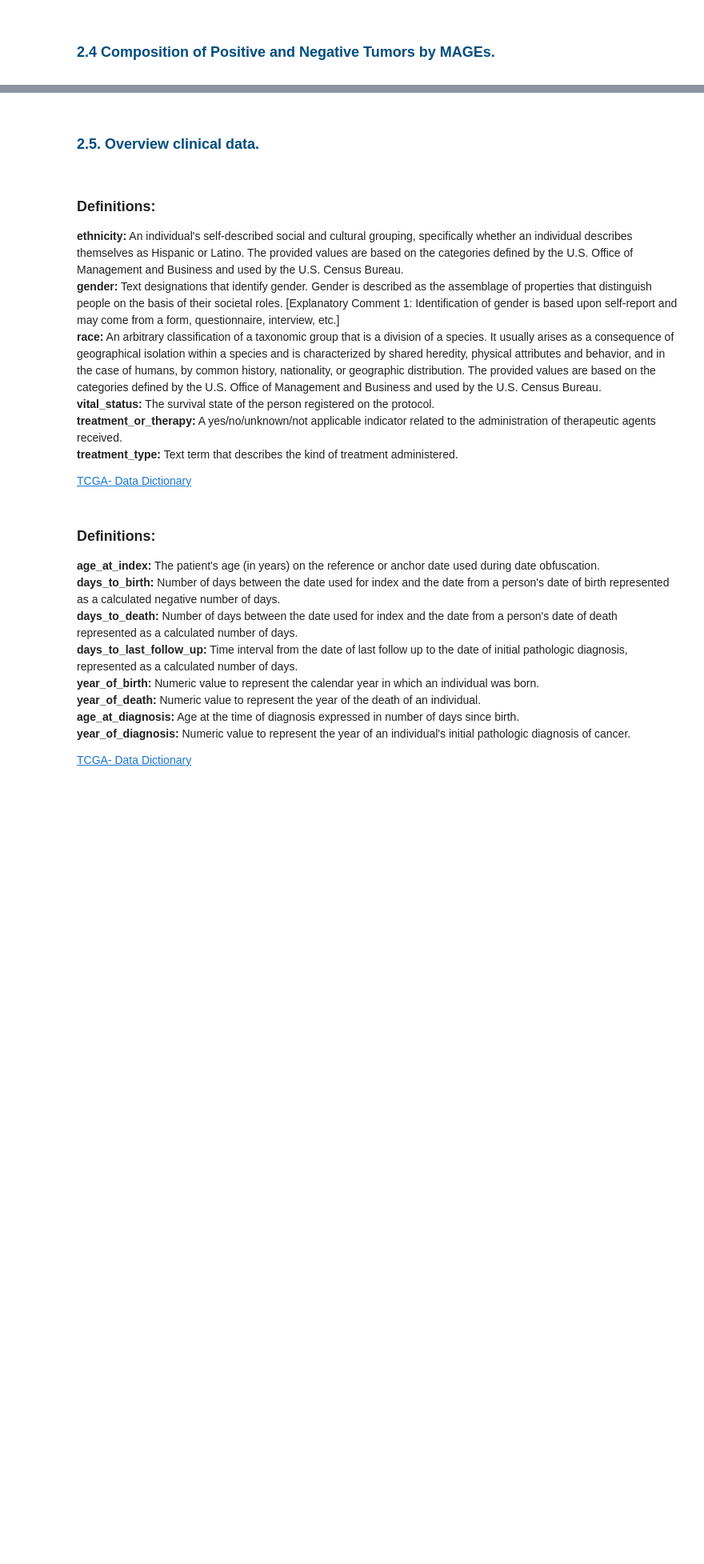
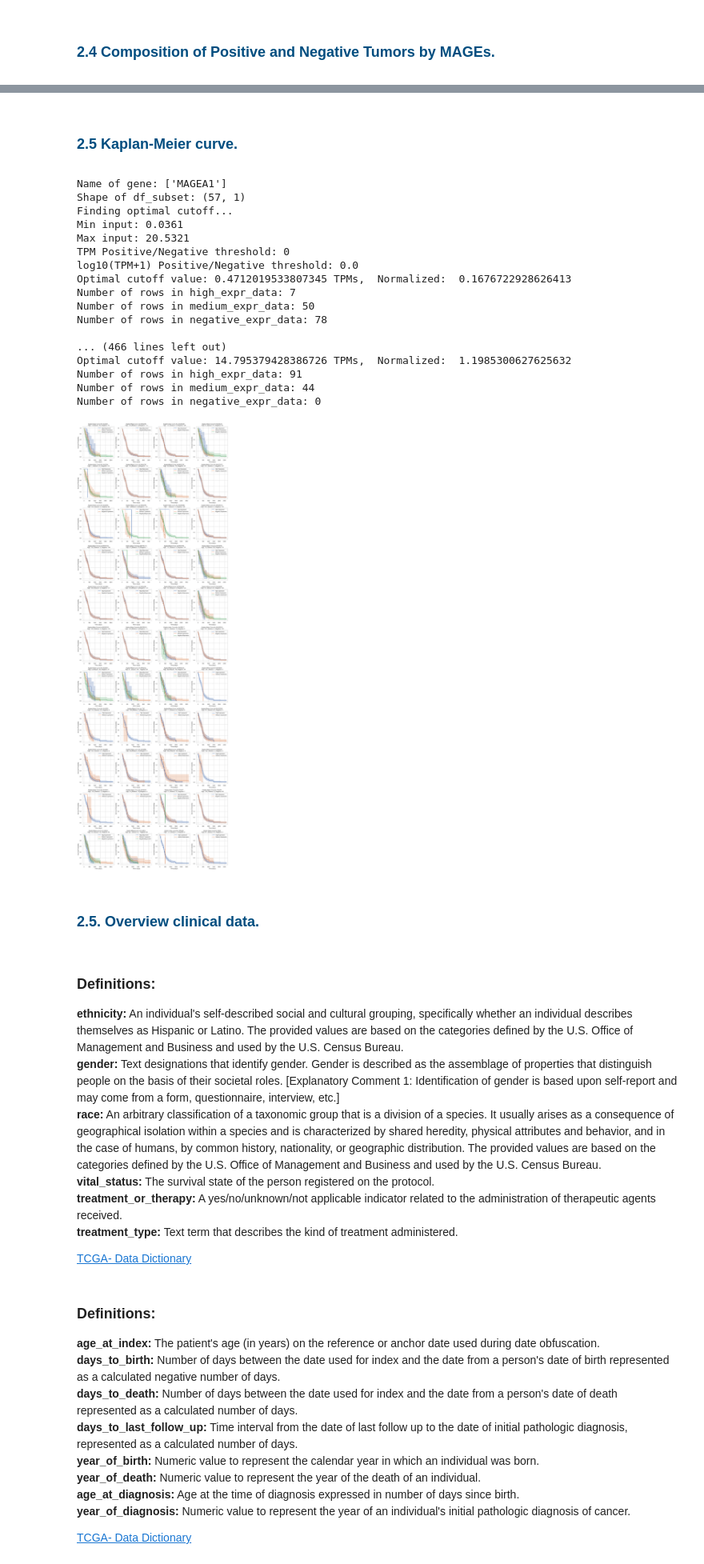
Before and after one commit to jidiaz/TCGA-TTU, a Jupyter notebook: TC3R/Output/TCGA.ipynb, the cells around one changed output, grey strips where cells are left out. Shown at 80% size. Saved outputs shown, nothing was run; the diff lists cells and outputs as text; code cells hidden in the pictures; blank space fills up the shorter version.

```diff
--- a/TC3R/Output/TCGA.ipynb
+++ b/TC3R/Output/TCGA.ipynb
@@ -454,0 +449,2 @@ plt.show()
+# %% [markdown]
+<h1><font color="#004D7F" size=4>2.5 Kaplan-Meier curve.</font></h1>
@@ -455,3 +495,76 @@ plt.show()
+# %%
+# Drop rows with missing or non-numeric values
+df = df.dropna(subset=['days_to_death', 'vital_status'])
+df = df[pd.to_numeric(df['days_to_death'], errors='coerce').notnull()]  # Ensure 'days_to_death' contains numeric values
+df['days_to_death'] = pd.to_numeric(df['days_to_death'], errors='coerce')
+# Convert 'vital_status' to categorical values
+df['vital_status'] = df['vital_status'].astype('category')
+# Plotting
+num_cols = 4
+num_rows = (len(column_order) + num_cols - 1) // num_cols  # Calculate the number of rows needed
+
+plt.figure(figsize=(15, 4 * num_rows))  # Adjust figure size based on the number of rows
+sns.set_style("whitegrid")
+
+# Iterate over each gene column
+for i, gene in enumerate(column_order):
+    plt.subplot(num_rows, num_cols, i + 1)
+
+    cutoff_value, optimal_diff, optimal_labels, optimal_centroids = find_optimal_cutoff(df, [gene], 0)
+    print("Optimal cutoff value:", cutoff_value, "TPMs, ", "Normalized: ", np.log10(cutoff_value + 1))
+    # Filter the data based on gene expression levels
+    high_expr_data = df[df[gene] > cutoff_value]
+    medium_expr_data = df[(df[gene] > 0) & (df[gene] <= cutoff_value)]
+    negative_expr_data = df[df[gene] == 0]  # Filter for values equal to 0
+    print("Number of rows in high_expr_data:", high_expr_data.shape[0])
+    print("Number of rows in medium_expr_data:", medium_expr_data.shape[0])
+    print("Number of rows in negative_expr_data:", negative_expr_data.shape[0], '\n')
+    # Create a KaplanMeierFitter object
+    kmf = KaplanMeierFitter()
+
+    # Fit the Kaplan-Meier curve for high expression data
+    kmf.fit(durations=high_expr_data['days_to_death'], event_observed=high_expr_data['vital_status'] == 'Dead', label='High Expression')
+    kmf.plot()
+
+    # Fit the Kaplan-Meier curve for medium expression data if there are entries
+    if not medium_expr_data.empty:
+        kmf.fit(durations=medium_expr_data['days_to_death'], event_observed=medium_expr_data['vital_status'] == 'Dead', label='Medium Expression')
+        kmf.plot()
+
+    # Fit the Kaplan-Meier curve for negative expression data if there are entries
+    if not negative_expr_data.empty:
+        kmf.fit(durations=negative_expr_data['days_to_death'], event_observed=negative_expr_data['vital_status'] == 'Dead', label='Negative Expression')
+        kmf.plot()
+
+    # Add labels and title
+    plt.xlabel('Time (days)')
+    plt.ylabel('Survival Probability')
+    plt.title(f'Kaplan-Meier Curve for {gene} \n High: {high_expr_data.shape[0]} | Medium: {medium_expr_data.shape[0]} | Negative: {negative_expr_data.shape[0]}')
+
+    # Add legend
+    plt.legend()
+
+plt.tight_layout()  # Adjust subplot layout to prevent overlap
+plt.show()
+# %% [output]
+Name of gene: ['MAGEA1']
+Shape of df_subset: (57, 1)
+Finding optimal cutoff...
+Min input: 0.0361
+Max input: 20.5321
+TPM Positive/Negative threshold: 0
+log10(TPM+1) Positive/Negative threshold: 0.0
+Optimal cutoff value: 0.4712019533807345 TPMs,  Normalized:  0.1676722928626413
+Number of rows in high_expr_data: 7
+Number of rows in medium_expr_data: 50
+Number of rows in negative_expr_data: 78
+
+... (466 lines left out)
+Optimal cutoff value: 14.795379428386726 TPMs,  Normalized:  1.1985300627625632
+Number of rows in high_expr_data: 91
+Number of rows in medium_expr_data: 44
+Number of rows in negative_expr_data: 0
+[figure, added]
 # %% [markdown]
 <h1><font color="#004D7F" size=4>2.5. Overview clinical data.</font></h1>
 # %% [markdown]
```
Also changed, not shown: parts of 22 cells of this notebook, 1 other file.
